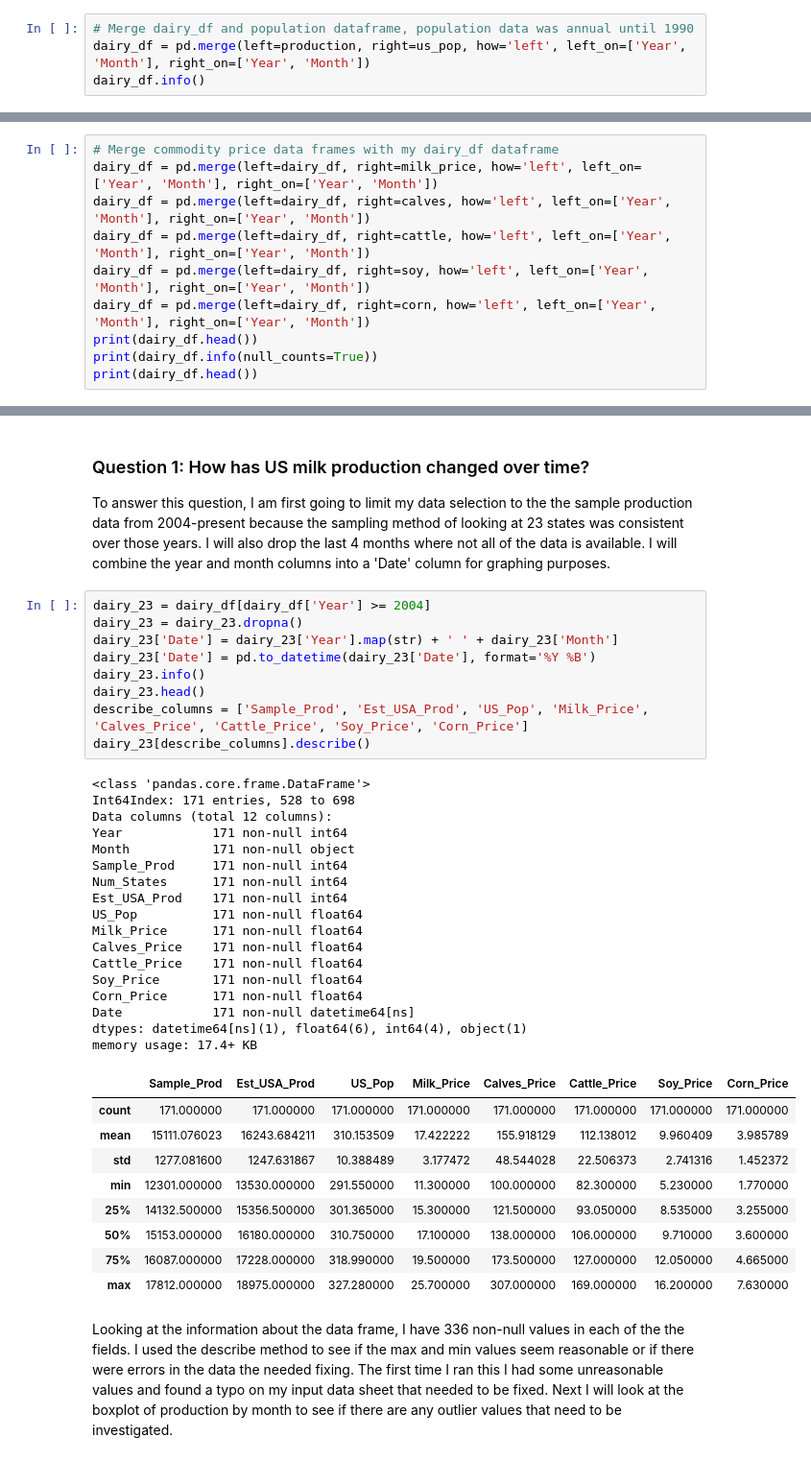
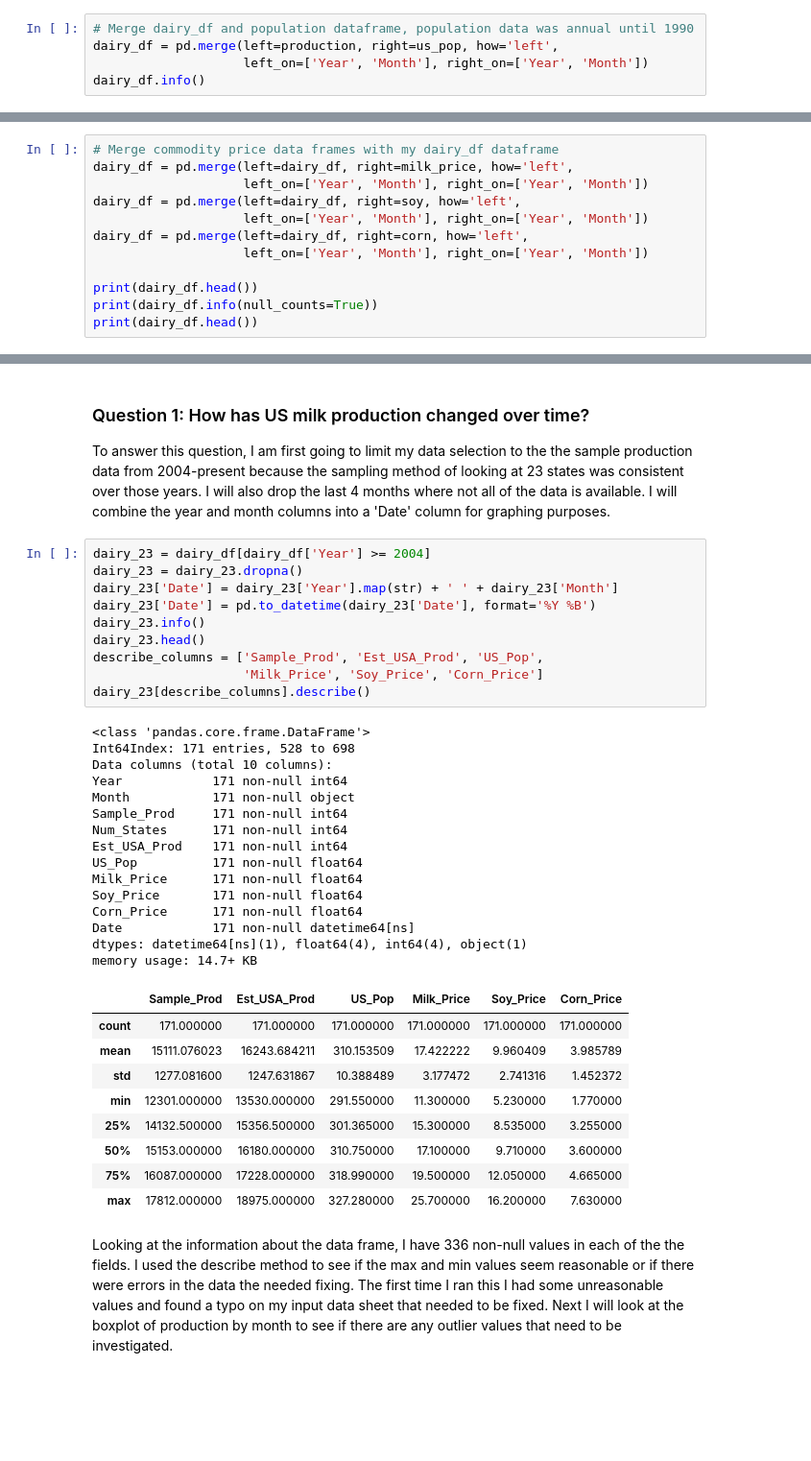
Before and after one commit to cbevis/Thinkful_U4_Milk_Prices, a Jupyter notebook: U4_Capstone_2.ipynb, the cells around one changed output, grey strips where cells are left out. Shown at 96% size. Cells and saved outputs as stored; diff of their text form; blank space fills up the shorter version.

```diff
--- a/U4_Capstone_2.ipynb
+++ b/U4_Capstone_2.ipynb
@@ -82,7 +95,8 @@ Year        int64
 dtype: object
 # %%
 # Merge dairy_df and population dataframe, population data was annual until 1990
-dairy_df = pd.merge(left=production, right=us_pop, how='left', left_on=['Year', 'Month'], right_on=['Year', 'Month'])
+dairy_df = pd.merge(left=production, right=us_pop, how='left',
+                    left_on=['Year', 'Month'], right_on=['Year', 'Month'])
 dairy_df.info()
 # %% [output]
 <class 'pandas.core.frame.DataFrame'>
@@ -254,11 +211,13 @@ Year            int64
 dtype: object
 # %%
 # Merge commodity price data frames with my dairy_df dataframe
-dairy_df = pd.merge(left=dairy_df, right=milk_price, how='left', left_on=['Year', 'Month'], right_on=['Year', 'Month'])
-dairy_df = pd.merge(left=dairy_df, right=calves, how='left', left_on=['Year', 'Month'], right_on=['Year', 'Month'])
-dairy_df = pd.merge(left=dairy_df, right=cattle, how='left', left_on=['Year', 'Month'], right_on=['Year', 'Month'])
-dairy_df = pd.merge(left=dairy_df, right=soy, how='left', left_on=['Year', 'Month'], right_on=['Year', 'Month'])
-dairy_df = pd.merge(left=dairy_df, right=corn, how='left', left_on=['Year', 'Month'], right_on=['Year', 'Month'])
+dairy_df = pd.merge(left=dairy_df, right=milk_price, how='left',
+                    left_on=['Year', 'Month'], right_on=['Year', 'Month'])
+dairy_df = pd.merge(left=dairy_df, right=soy, how='left',
+                    left_on=['Year', 'Month'], right_on=['Year', 'Month'])
+dairy_df = pd.merge(left=dairy_df, right=corn, how='left',
+                    left_on=['Year', 'Month'], right_on=['Year', 'Month'])
+
 print(dairy_df.head())
 print(dairy_df.info(null_counts=True))
 print(dairy_df.head())
@@ -297,39 +256,38 @@ To answer this question, I am first going to limit my data selection to the the
 # %%
 dairy_23 = dairy_df[dairy_df['Year'] >= 2004]
 dairy_23 = dairy_23.dropna()
 dairy_23['Date'] = dairy_23['Year'].map(str) + ' ' + dairy_23['Month']
 dairy_23['Date'] = pd.to_datetime(dairy_23['Date'], format='%Y %B')
 dairy_23.info()
 dairy_23.head()
-describe_columns = ['Sample_Prod', 'Est_USA_Prod', 'US_Pop', 'Milk_Price', 'Calves_Price', 'Cattle_Price', 'Soy_Price', 'Corn_Price']
+describe_columns = ['Sample_Prod', 'Est_USA_Prod', 'US_Pop',
+                    'Milk_Price', 'Soy_Price', 'Corn_Price']
 dairy_23[describe_columns].describe()
 # %% [output]
 <class 'pandas.core.frame.DataFrame'>
 Int64Index: 171 entries, 528 to 698
-Data columns (total 12 columns):
+Data columns (total 10 columns):
 Year            171 non-null int64
 Month           171 non-null object
 Sample_Prod     171 non-null int64
 Num_States      171 non-null int64
 Est_USA_Prod    171 non-null int64
 US_Pop          171 non-null float64
 Milk_Price      171 non-null float64
-Calves_Price    171 non-null float64
-Cattle_Price    171 non-null float64
 Soy_Price       171 non-null float64
 Corn_Price      171 non-null float64
 Date            171 non-null datetime64[ns]
-dtypes: datetime64[ns](1), float64(6), int64(4), object(1)
-memory usage: 17.4+ KB
+dtypes: datetime64[ns](1), float64(4), int64(4), object(1)
+memory usage: 14.7+ KB
-|  | Sample_Prod | Est_USA_Prod | US_Pop | Milk_Price | Calves_Price | Cattle_Price | Soy_Price | Corn_Price |
-| count | 171.000000 | 171.000000 | 171.000000 | 171.000000 | 171.000000 | 171.000000 | 171.000000 | 171.000000 |
-| mean | 15111.076023 | 16243.684211 | 310.153509 | 17.422222 | 155.918129 | 112.138012 | 9.960409 | 3.985789 |
-| std | 1277.081600 | 1247.631867 | 10.388489 | 3.177472 | 48.544028 | 22.506373 | 2.741316 | 1.452372 |
-| min | 12301.000000 | 13530.000000 | 291.550000 | 11.300000 | 100.000000 | 82.300000 | 5.230000 | 1.770000 |
-| 25% | 14132.500000 | 15356.500000 | 301.365000 | 15.300000 | 121.500000 | 93.050000 | 8.535000 | 3.255000 |
-| 50% | 15153.000000 | 16180.000000 | 310.750000 | 17.100000 | 138.000000 | 106.000000 | 9.710000 | 3.600000 |
-| 75% | 16087.000000 | 17228.000000 | 318.990000 | 19.500000 | 173.500000 | 127.000000 | 12.050000 | 4.665000 |
-| max | 17812.000000 | 18975.000000 | 327.280000 | 25.700000 | 307.000000 | 169.000000 | 16.200000 | 7.630000 |
+|  | Sample_Prod | Est_USA_Prod | US_Pop | Milk_Price | Soy_Price | Corn_Price |
+| count | 171.000000 | 171.000000 | 171.000000 | 171.000000 | 171.000000 | 171.000000 |
+| mean | 15111.076023 | 16243.684211 | 310.153509 | 17.422222 | 9.960409 | 3.985789 |
+| std | 1277.081600 | 1247.631867 | 10.388489 | 3.177472 | 2.741316 | 1.452372 |
+| min | 12301.000000 | 13530.000000 | 291.550000 | 11.300000 | 5.230000 | 1.770000 |
+| 25% | 14132.500000 | 15356.500000 | 301.365000 | 15.300000 | 8.535000 | 3.255000 |
+| 50% | 15153.000000 | 16180.000000 | 310.750000 | 17.100000 | 9.710000 | 3.600000 |
+| 75% | 16087.000000 | 17228.000000 | 318.990000 | 19.500000 | 12.050000 | 4.665000 |
+| max | 17812.000000 | 18975.000000 | 327.280000 | 25.700000 | 16.200000 | 7.630000 |
 # %% [markdown]
 Looking at the information about the data frame, I have 336 non-null values in each of the the fields.  I used the describe method to see if the max and min values seem reasonable or if there were errors in the data the needed fixing.  The first time I ran this I had some unreasonable values and found a typo on my input data sheet that needed to be fixed.  Next I will look at the boxplot of production by month to see if there are any outlier values that need to be investigated.
 # %%
```
Also changed, not shown: parts of 33 cells of this notebook.
